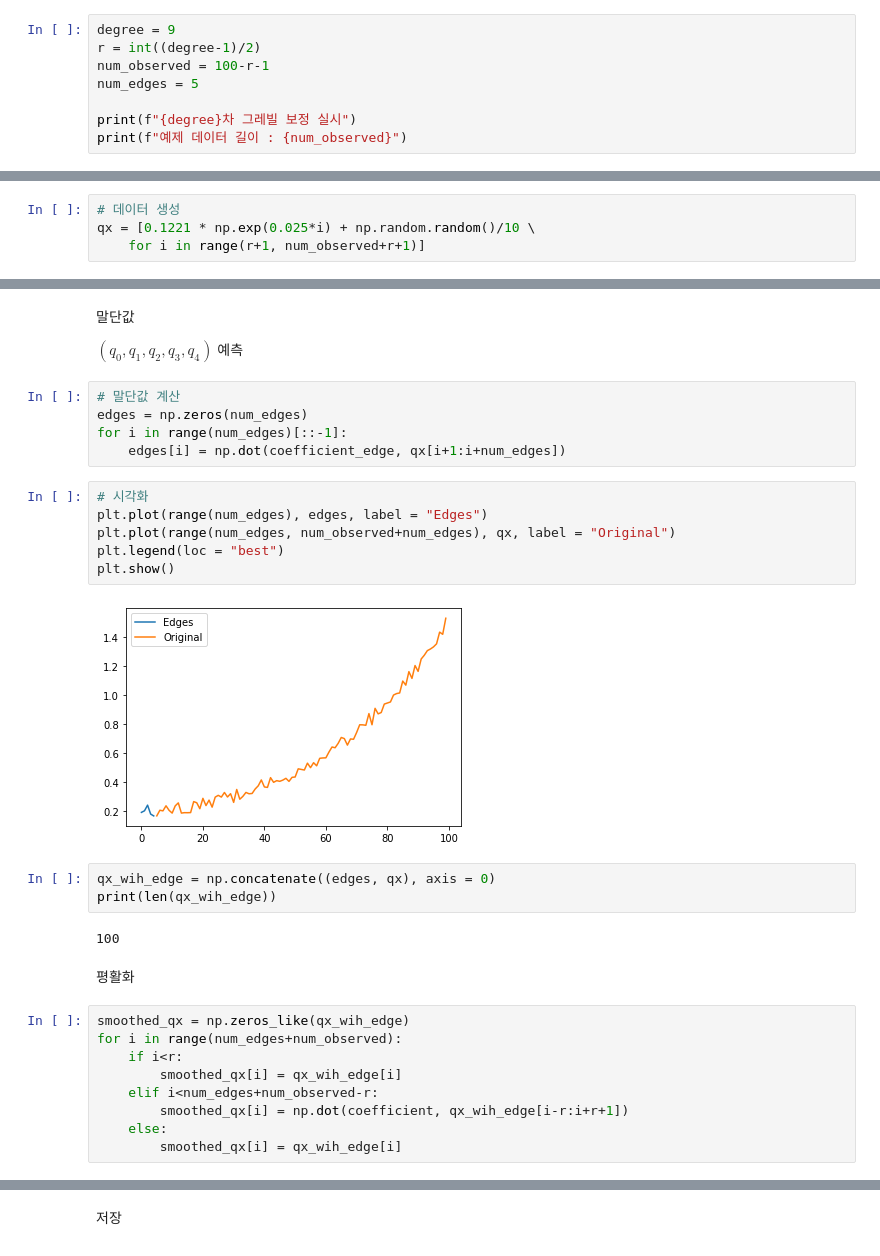
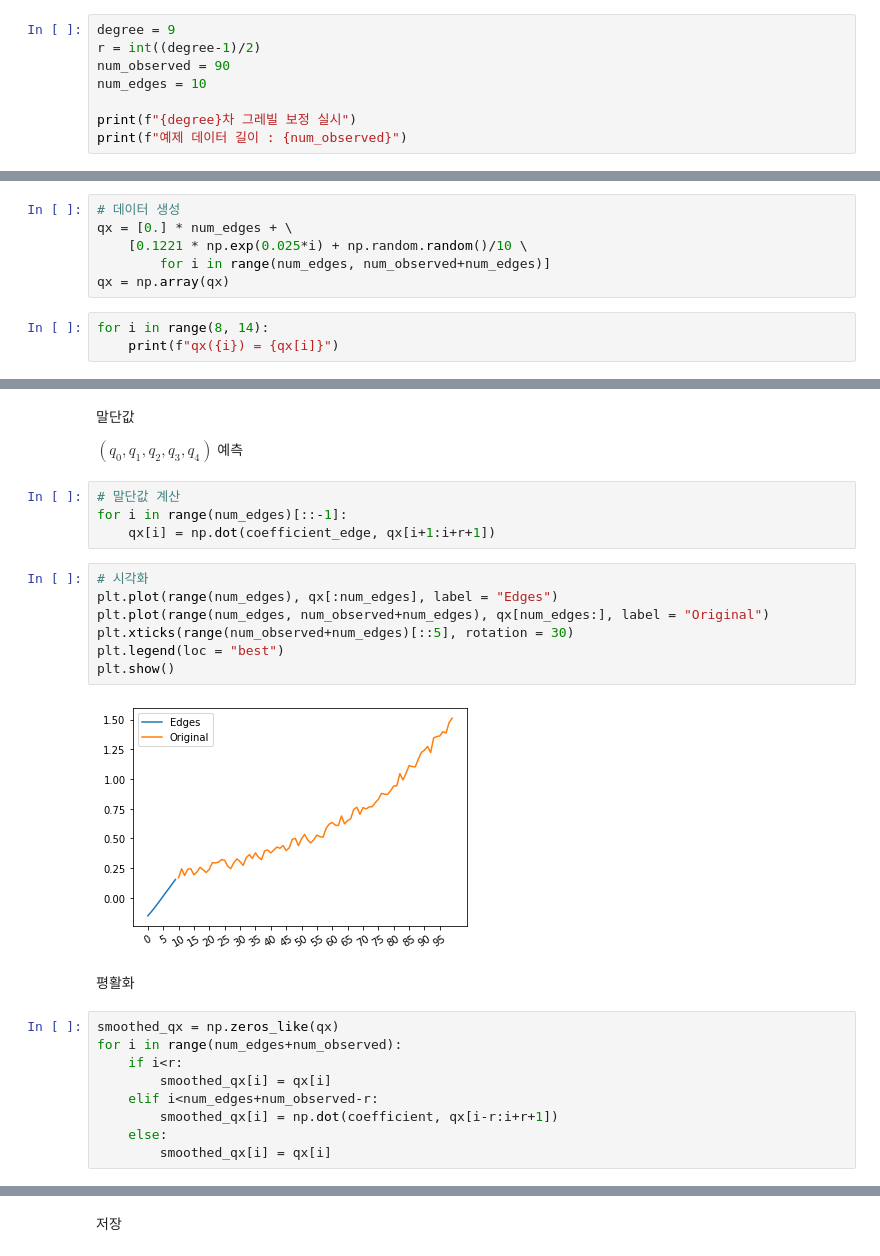
Before and after one commit to nsm4421/playground, a Jupyter notebook: Actuary/Python/Greville보정/Greville.ipynb, the cells around one changed output, grey strips where cells are left out. Cells and saved outputs as stored; diff of their text form.

```diff
--- a/Actuary/Python/Greville보정/Greville.ipynb
+++ b/Actuary/Python/Greville보정/Greville.ipynb
@@ -14,8 +14,8 @@ import matplotlib.pyplot as plt
 # %%
 degree = 9
 r = int((degree-1)/2)
-num_observed = 100-r-1
-num_edges = 5
+num_observed = 90
+num_edges = 10
 
 print(f"{degree}차 그레빌 보정 실시")
 print(f"예제 데이터 길이 : {num_observed}")
@@ -37,5 +37,10 @@ assert len(coefficient_edge) == r
 $\vec p = (p_5, p_6, ... p_{99})$
 # %%
 # 데이터 생성
-qx = [0.1221 * np.exp(0.025*i) + np.random.random()/10 \
-    for i in range(r+1, num_observed+r+1)]
+qx = [0.] * num_edges + \
+    [0.1221 * np.exp(0.025*i) + np.random.random()/10 \
+        for i in range(num_edges, num_observed+num_edges)]
+qx = np.array(qx)
+# %%
+for i in range(8, 14):
+    print(f"qx({i}) = {qx[i]}")
@@ -55,32 +67,27 @@ plt.show()
 $(q_0, q_1, q_2, q_3, q_4)$ 예측
 # %%
 # 말단값 계산
-edges = np.zeros(num_edges)
 for i in range(num_edges)[::-1]:
-    edges[i] = np.dot(coefficient_edge, qx[i+1:i+num_edges])
+    qx[i] = np.dot(coefficient_edge, qx[i+1:i+r+1])
 # %%
 # 시각화
-plt.plot(range(num_edges), edges, label = "Edges")
-plt.plot(range(num_edges, num_observed+num_edges), qx, label = "Original")
+plt.plot(range(num_edges), qx[:num_edges], label = "Edges")
+plt.plot(range(num_edges, num_observed+num_edges), qx[num_edges:], label = "Original")
+plt.xticks(range(num_observed+num_edges)[::5], rotation = 30)
 plt.legend(loc = "best")
 plt.show()
 # %% [output]
-[figure, old version]
+[figure, new version]
-# %%
-qx_wih_edge = np.concatenate((edges, qx), axis = 0)
-print(len(qx_wih_edge))
-# %% [output]
-100
 # %% [markdown]
 평활화
 # %%
-smoothed_qx = np.zeros_like(qx_wih_edge)
+smoothed_qx = np.zeros_like(qx)
 for i in range(num_edges+num_observed):
     if i<r:
-        smoothed_qx[i] = qx_wih_edge[i]
+        smoothed_qx[i] = qx[i]
     elif i<num_edges+num_observed-r:
-        smoothed_qx[i] = np.dot(coefficient, qx_wih_edge[i-r:i+r+1])
+        smoothed_qx[i] = np.dot(coefficient, qx[i-r:i+r+1])
     else:
-        smoothed_qx[i] = qx_wih_edge[i]
+        smoothed_qx[i] = qx[i]
 # %%
 # 시각화
```
Also changed, not shown: parts of 6 cells of this notebook.
